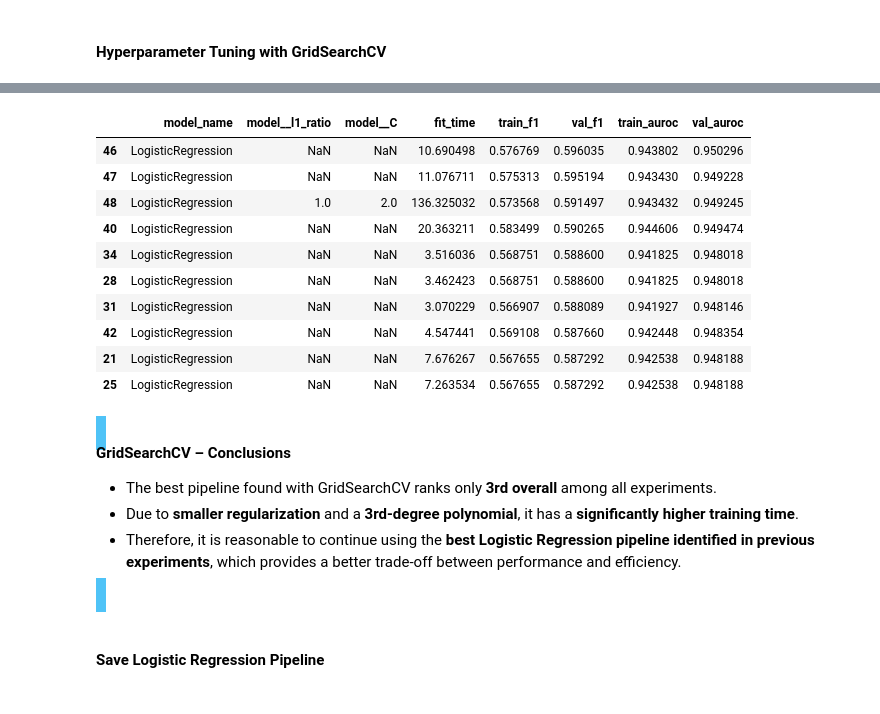
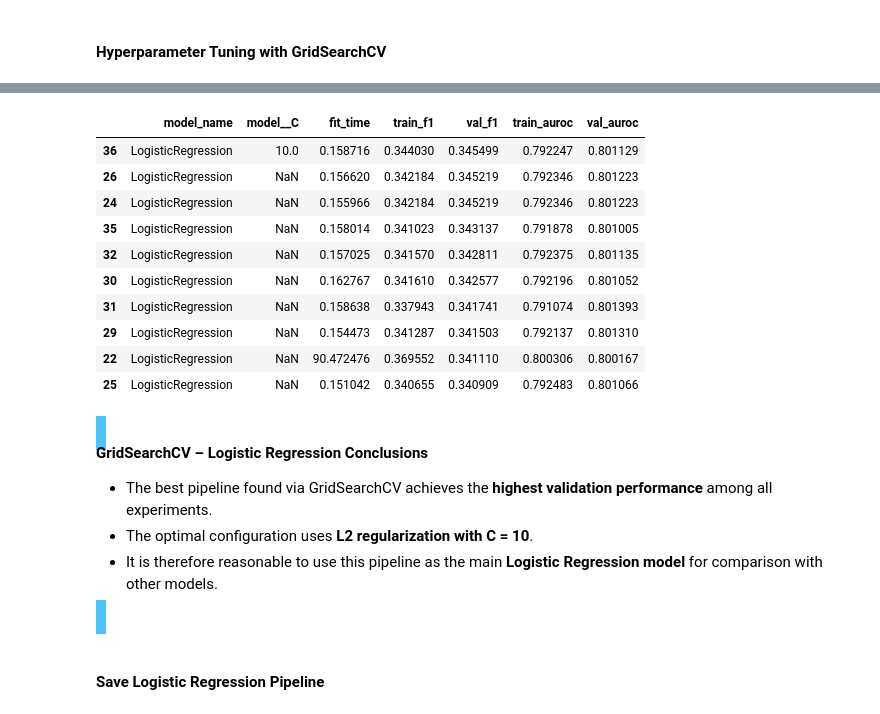
Before and after one commit to Maxstef/bank-deposit-prediction, a Jupyter notebook: notebooks/03_modeling.ipynb, the cells around one changed output, grey strips where cells are left out. Cells and saved outputs as stored; diff of their text form; code cells hidden in the pictures.

```diff
--- a/notebooks/03_modeling.ipynb
+++ b/notebooks/03_modeling.ipynb
@@ -678,28 +657,28 @@ Pipeline(steps=[('feature_engineering',
 # %%
 show_results_df(
-    show_cols=["model_name", "model__l1_ratio", "model__C", "fit_time", "train_f1", "val_f1", "train_auroc", "val_auroc"],
+    show_cols=["model_name", "model__C", "fit_time", "train_f1", "val_f1", "train_auroc", "val_auroc"],
     show_count=10,
 )
 # %% [output]
-|  | model_name | model__l1_ratio | model__C | fit_time | train_f1 | val_f1 | train_auroc | val_auroc |
-| 46 | LogisticRegression | NaN | NaN | 10.690498 | 0.576769 | 0.596035 | 0.943802 | 0.950296 |
-| 47 | LogisticRegression | NaN | NaN | 11.076711 | 0.575313 | 0.595194 | 0.943430 | 0.949228 |
-| 48 | LogisticRegression | 1.0 | 2.0 | 136.325032 | 0.573568 | 0.591497 | 0.943432 | 0.949245 |
-| 40 | LogisticRegression | NaN | NaN | 20.363211 | 0.583499 | 0.590265 | 0.944606 | 0.949474 |
-| 34 | LogisticRegression | NaN | NaN | 3.516036 | 0.568751 | 0.588600 | 0.941825 | 0.948018 |
-| 28 | LogisticRegression | NaN | NaN | 3.462423 | 0.568751 | 0.588600 | 0.941825 | 0.948018 |
-| 31 | LogisticRegression | NaN | NaN | 3.070229 | 0.566907 | 0.588089 | 0.941927 | 0.948146 |
-| 42 | LogisticRegression | NaN | NaN | 4.547441 | 0.569108 | 0.587660 | 0.942448 | 0.948354 |
-| 21 | LogisticRegression | NaN | NaN | 7.676267 | 0.567655 | 0.587292 | 0.942538 | 0.948188 |
-| 25 | LogisticRegression | NaN | NaN | 7.263534 | 0.567655 | 0.587292 | 0.942538 | 0.948188 |
+|  | model_name | model__C | fit_time | train_f1 | val_f1 | train_auroc | val_auroc |
+| 36 | LogisticRegression | 10.0 | 0.158716 | 0.344030 | 0.345499 | 0.792247 | 0.801129 |
+| 26 | LogisticRegression | NaN | 0.156620 | 0.342184 | 0.345219 | 0.792346 | 0.801223 |
+| 24 | LogisticRegression | NaN | 0.155966 | 0.342184 | 0.345219 | 0.792346 | 0.801223 |
+| 35 | LogisticRegression | NaN | 0.158014 | 0.341023 | 0.343137 | 0.791878 | 0.801005 |
+| 32 | LogisticRegression | NaN | 0.157025 | 0.341570 | 0.342811 | 0.792375 | 0.801135 |
+| 30 | LogisticRegression | NaN | 0.162767 | 0.341610 | 0.342577 | 0.792196 | 0.801052 |
+| 31 | LogisticRegression | NaN | 0.158638 | 0.337943 | 0.341741 | 0.791074 | 0.801393 |
+| 29 | LogisticRegression | NaN | 0.154473 | 0.341287 | 0.341503 | 0.792137 | 0.801310 |
+| 22 | LogisticRegression | NaN | 90.472476 | 0.369552 | 0.341110 | 0.800306 | 0.800167 |
+| 25 | LogisticRegression | NaN | 0.151042 | 0.340655 | 0.340909 | 0.792483 | 0.801066 |
 # %% [markdown]
 <span style="background-color: #4FC3F7; display:block; padding:10px">
 
-**GridSearchCV – Conclusions**
+**GridSearchCV – Logistic Regression Conclusions**
 
-- The best pipeline found with GridSearchCV ranks only **3rd overall** among all experiments.
-- Due to **smaller regularization** and a **3rd-degree polynomial**, it has a **significantly higher training time**.
-- Therefore, it is reasonable to continue using the **best Logistic Regression pipeline identified in previous experiments**, which provides a better trade-off between performance and efficiency.
+- The best pipeline found via GridSearchCV achieves the **highest validation performance** among all experiments.
+- The optimal configuration uses **L2 regularization with C = 10**.
+- It is therefore reasonable to use this pipeline as the main **Logistic Regression model** for comparison with other models.
 
 </span>
 # %% [markdown]
```
Also changed, not shown: parts of 50 cells of this notebook, 3 other files.
